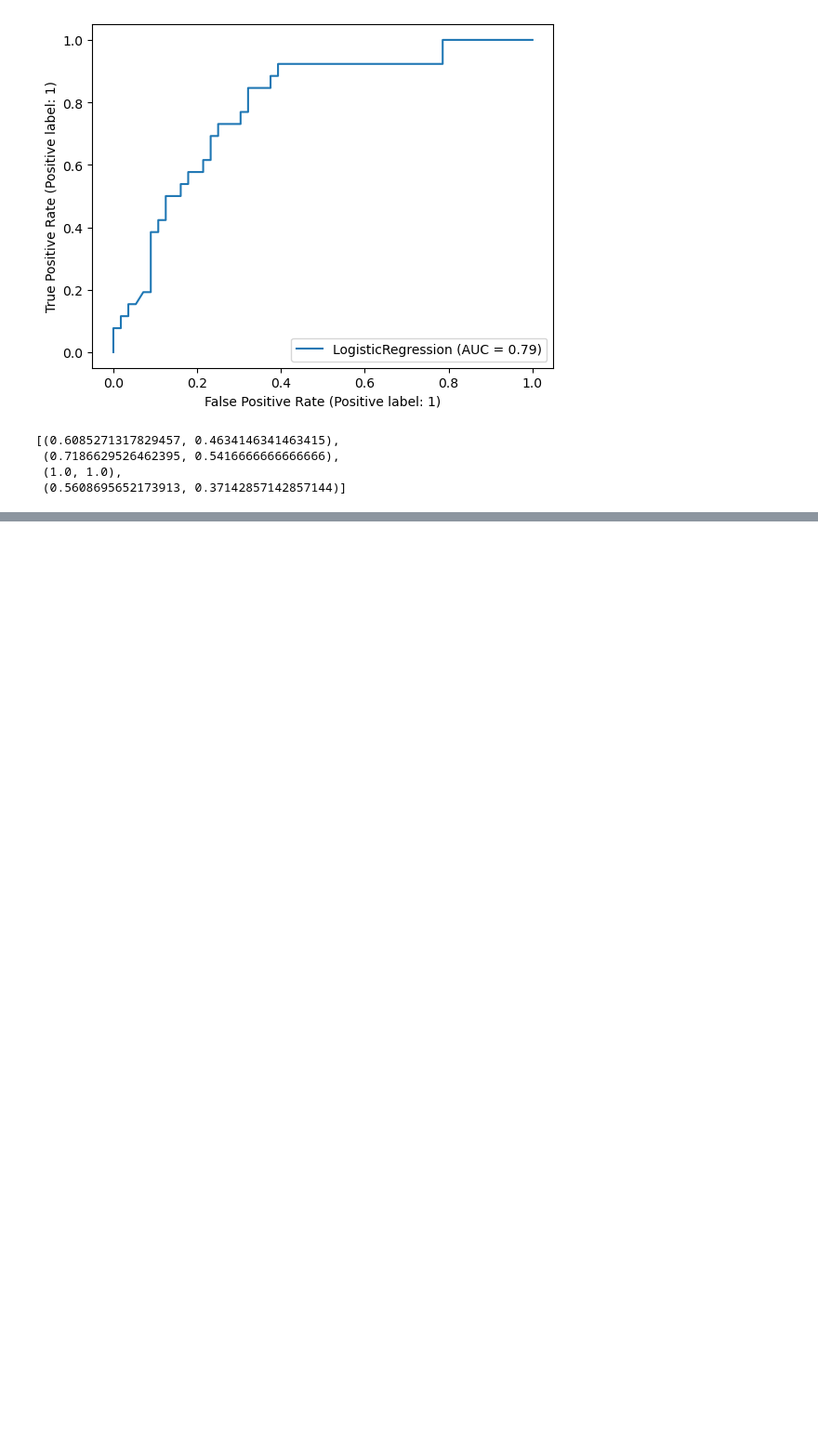
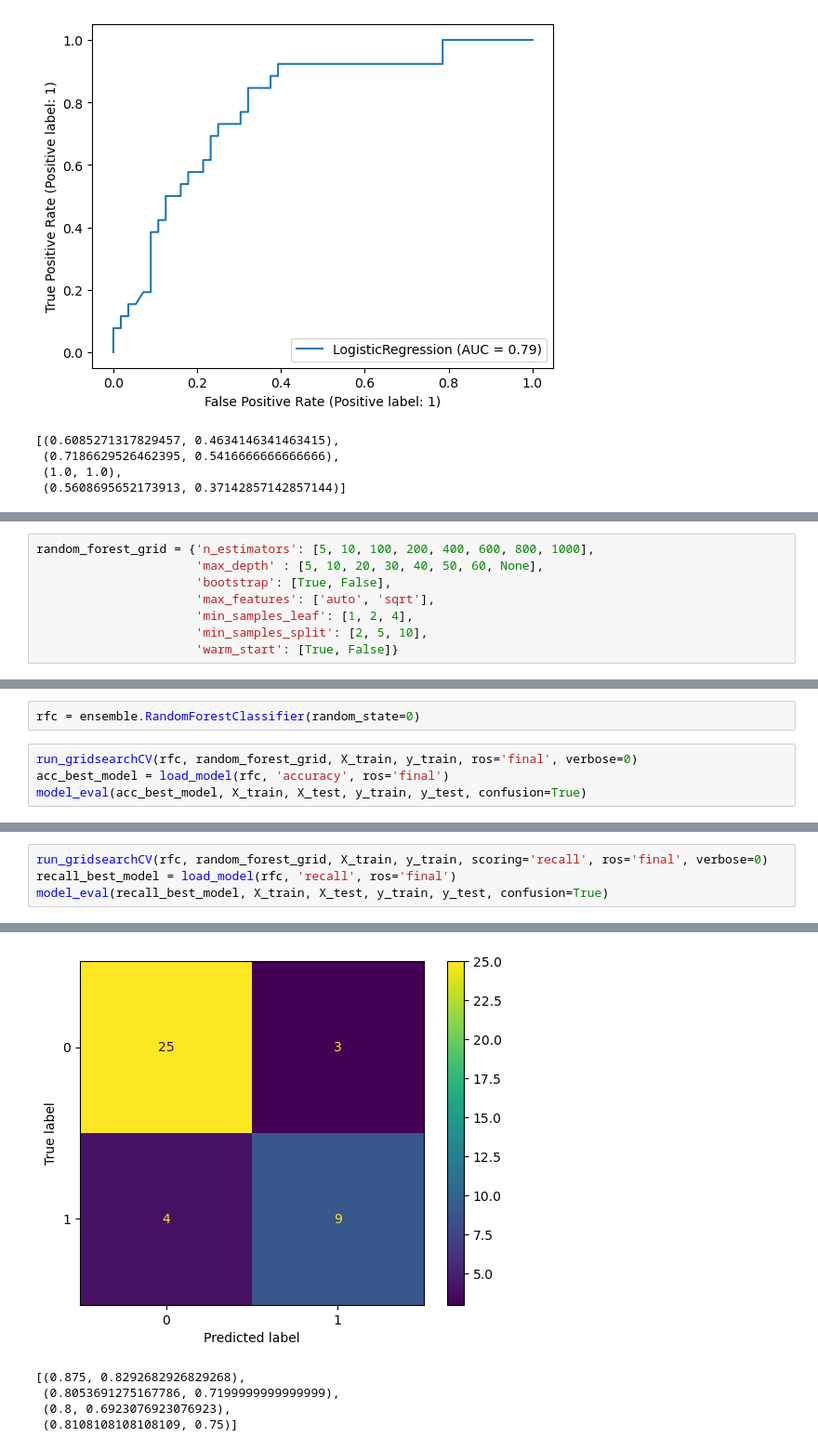
Before and after one commit to kimlindner/Type2DiabetesDetection_ML_Project, a Jupyter notebook: Fine_tuning.ipynb, the cells around one changed output, grey strips where cells are left out. Shown at 93% size. Cells and saved outputs as stored; diff of their text form; blank space fills up the shorter version.

Commit message:
fine tuning with random forest

```diff
--- a/Fine_tuning.ipynb
+++ b/Fine_tuning.ipynb
@@ -255,0 +258,8 @@ Evaluation: roc
+# %%
+random_forest_grid = {'n_estimators': [5, 10, 100, 200, 400, 600, 800, 1000],
+                      'max_depth' : [5, 10, 20, 30, 40, 50, 60, None],
+                      'bootstrap': [True, False],
+                      'max_features': ['auto', 'sqrt'],
+                      'min_samples_leaf': [1, 2, 4],
+                      'min_samples_split': [2, 5, 10],
+                      'warm_start': [True, False]}
@@ -255,0 +276,6 @@ Evaluation: roc
+# %%
+rfc = ensemble.RandomForestClassifier(random_state=0)
+# %%
+run_gridsearchCV(rfc, random_forest_grid, X_train, y_train, ros='final', verbose=0)
+acc_best_model = load_model(rfc, 'accuracy', ros='final')
+model_eval(acc_best_model, X_train, X_test, y_train, y_test, confusion=True)
@@ -255,0 +308,5 @@ Evaluation: roc
+# %%
+run_gridsearchCV(rfc, random_forest_grid, X_train, y_train, scoring='recall', ros='final', verbose=0)
+recall_best_model = load_model(rfc, 'recall', ros='final')
+model_eval(recall_best_model, X_train, X_test, y_train, y_test, confusion=True)
+# %% [output]
@@ -255,0 +333,5 @@ Evaluation: roc
+[figure, added]
+[(0.875, 0.8292682926829268),
+ (0.8053691275167786, 0.7199999999999999),
+ (0.8, 0.6923076923076923),
+ (0.8108108108108109, 0.75)]
```
Also changed, not shown: parts of 12 cells of this notebook, 8 other files.
